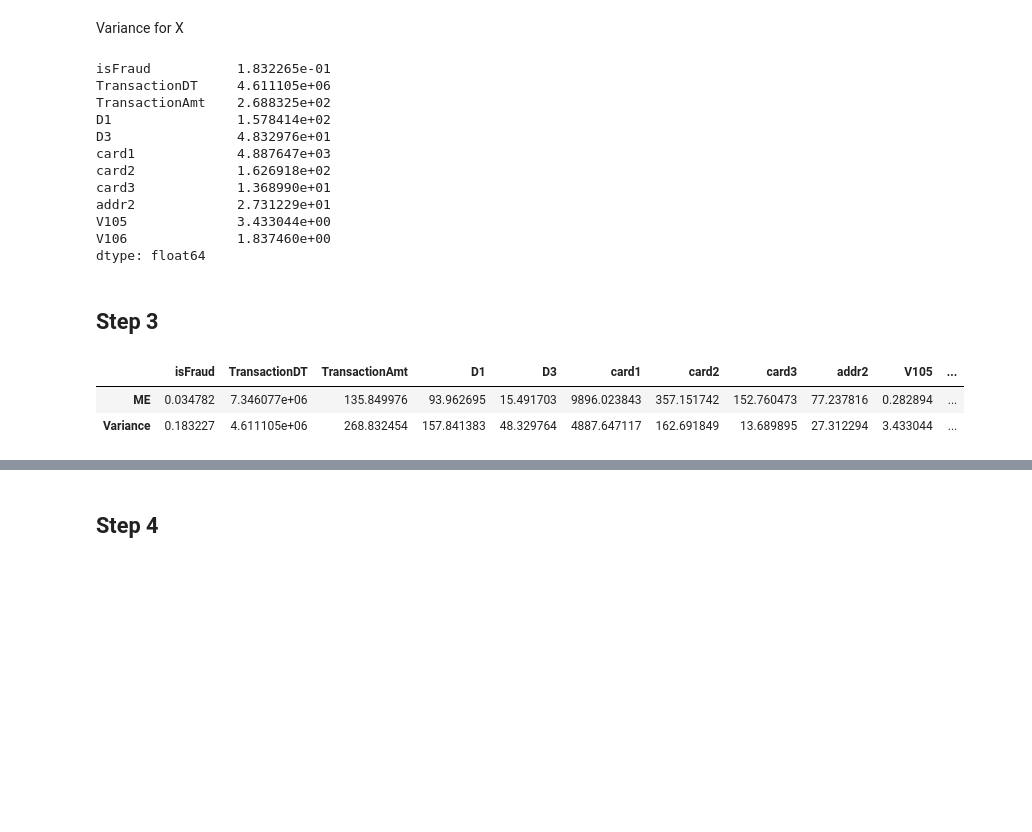
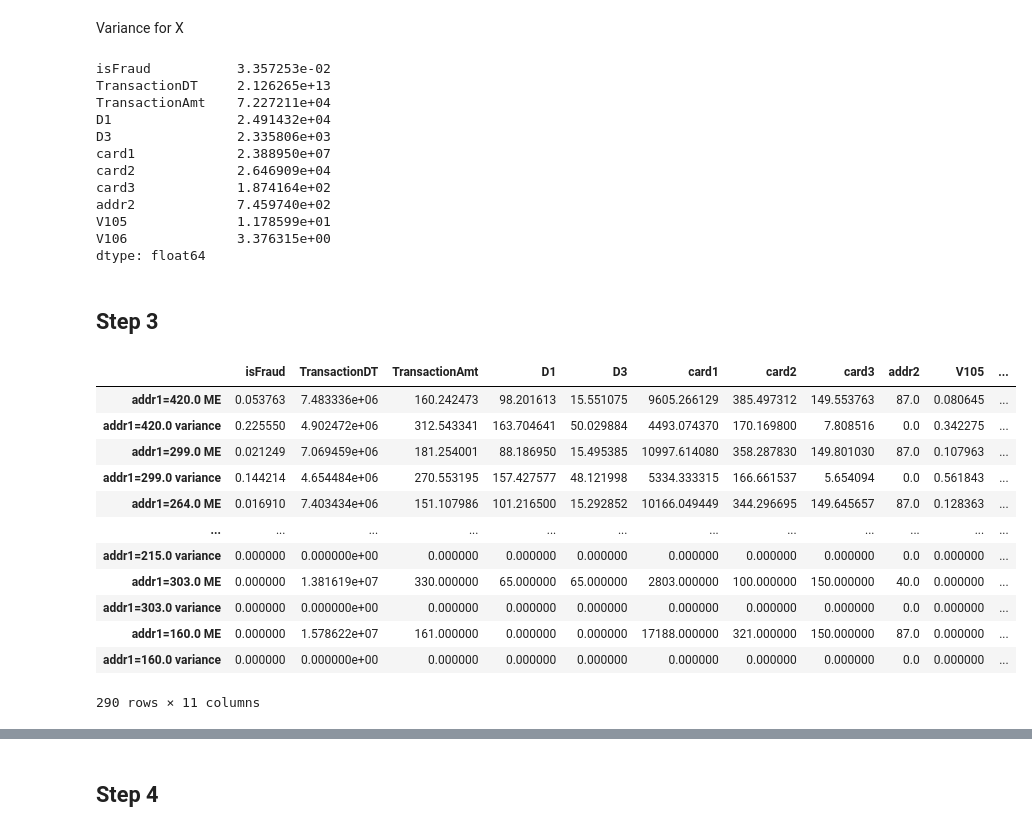
Before and after one commit to glcanvas/data-analysis, a Jupyter notebook: lab_2_statistics.ipynb, the cells around one changed output, grey strips where cells are left out. Cells and saved outputs as stored; diff of their text form; code cells hidden in the pictures; blank space fills up the shorter version.

```diff
--- a/lab_2_statistics.ipynb
+++ b/lab_2_statistics.ipynb
@@ -111,33 +110,47 @@ dtype: float64
 # %% [markdown]
 Variance for X
 # %%
-
-X.apply(np.std)
+X.var()
 # %% [output]
-isFraud           1.832265e-01
-TransactionDT     4.611105e+06
-TransactionAmt    2.688325e+02
-D1                1.578414e+02
-D3                4.832976e+01
-card1             4.887647e+03
-card2             1.626918e+02
-card3             1.368990e+01
-addr2             2.731229e+01
-V105              3.433044e+00
-V106              1.837460e+00
+isFraud           3.357253e-02
+TransactionDT     2.126265e+13
+TransactionAmt    7.227211e+04
+D1                2.491432e+04
+D3                2.335806e+03
+card1             2.388950e+07
+card2             2.646909e+04
+card3             1.874164e+02
+addr2             7.459740e+02
+V105              1.178599e+01
+V106              3.376315e+00
 dtype: float64
-# %% [markdown]
-## Step 3
-# %%
-non_parametric_data = {column: {} for column in X.columns}
-for column, data in zip(X.columns, non_parametric_data.values()):
-    data['ME'] = np.mean(X[column])
-    data['Variance'] = np.std(X[column])
-
-
-non_parametric = pd.DataFrame(non_parametric_data)
-non_parametric
-# %% [output]
-|  | isFraud | TransactionDT | TransactionAmt | D1 | D3 | card1 | card2 | card3 | addr2 | V105 | ... |
-| ME | 0.034782 | 7.346077e+06 | 135.849976 | 93.962695 | 15.491703 | 9896.023843 | 357.151742 | 152.760473 | 77.237816 | 0.282894 | ... |
-| Variance | 0.183227 | 4.611105e+06 | 268.832454 | 157.841383 | 48.329764 | 4887.647117 | 162.691849 | 13.689895 | 27.312294 | 3.433044 | ... |
+# %% [markdown]
+## Step 3
+# %%
+uniques = Y.unique()
+data = {}
+groups = {}
+
+for unique in uniques:
+    classdata = df[df['addr1'] == unique]
+    classdata = classdata.drop(columns=['addr1', 'D2', 'V104'])
+    groups[unique] = classdata.copy().to_numpy()
+    data[f'addr1={unique} ME'] = classdata.apply(np.mean).to_numpy()
+    data[f'addr1={unique} variance'] = classdata.apply(np.std).to_numpy()
+
+frame = pd.DataFrame(data=data, index=X.columns).T
+frame
+# %% [output]
+|  | isFraud | TransactionDT | TransactionAmt | D1 | D3 | card1 | card2 | card3 | addr2 | V105 | ... |
+| addr1=420.0 ME | 0.053763 | 7.483336e+06 | 160.242473 | 98.201613 | 15.551075 | 9605.266129 | 385.497312 | 149.553763 | 87.0 | 0.080645 | ... |
+| addr1=420.0 variance | 0.225550 | 4.902472e+06 | 312.543341 | 163.704641 | 50.029884 | 4493.074370 | 170.169800 | 7.808516 | 0.0 | 0.342275 | ... |
+| addr1=299.0 ME | 0.021249 | 7.069459e+06 | 181.254001 | 88.186950 | 15.495385 | 10997.614080 | 358.287830 | 149.801030 | 87.0 | 0.107963 | ... |
+| addr1=299.0 variance | 0.144214 | 4.654484e+06 | 270.553195 | 157.427577 | 48.121998 | 5334.333315 | 166.661537 | 5.654094 | 0.0 | 0.561843 | ... |
+| addr1=264.0 ME | 0.016910 | 7.403434e+06 | 151.107986 | 101.216500 | 15.292852 | 10166.049449 | 344.296695 | 149.645657 | 87.0 | 0.128363 | ... |
+| ... | ... | ... | ... | ... | ... | ... | ... | ... | ... | ... | ... |
+| addr1=215.0 variance | 0.000000 | 0.000000e+00 | 0.000000 | 0.000000 | 0.000000 | 0.000000 | 0.000000 | 0.000000 | 0.0 | 0.000000 | ... |
+| addr1=303.0 ME | 0.000000 | 1.381619e+07 | 330.000000 | 65.000000 | 65.000000 | 2803.000000 | 100.000000 | 150.000000 | 40.0 | 0.000000 | ... |
+| addr1=303.0 variance | 0.000000 | 0.000000e+00 | 0.000000 | 0.000000 | 0.000000 | 0.000000 | 0.000000 | 0.000000 | 0.0 | 0.000000 | ... |
+| addr1=160.0 ME | 0.000000 | 1.578622e+07 | 161.000000 | 0.000000 | 0.000000 | 17188.000000 | 321.000000 | 150.000000 | 87.0 | 0.000000 | ... |
+| addr1=160.0 variance | 0.000000 | 0.000000e+00 | 0.000000 | 0.000000 | 0.000000 | 0.000000 | 0.000000 | 0.000000 | 0.0 | 0.000000 | ... |
+290 rows × 11 columns
```
Also changed, not shown: parts of 3 cells of this notebook.
